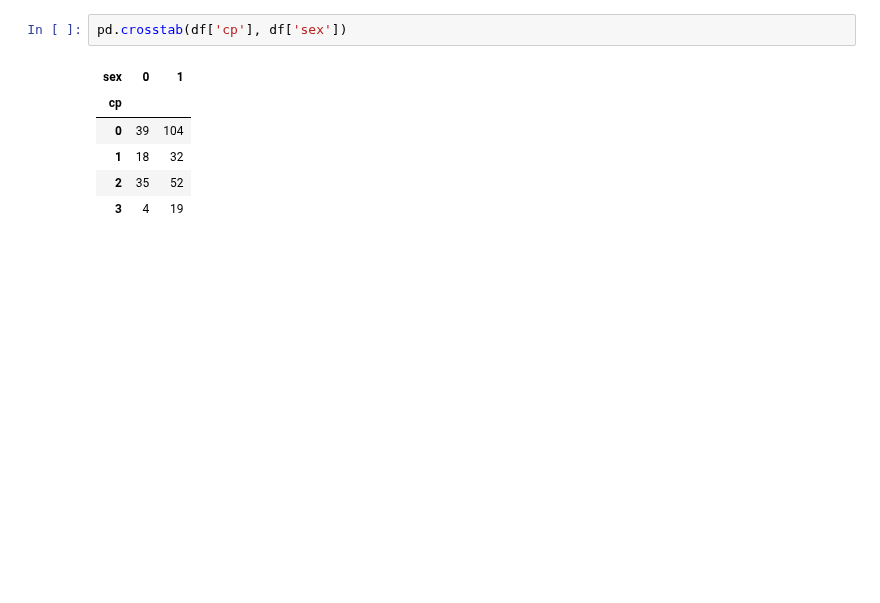
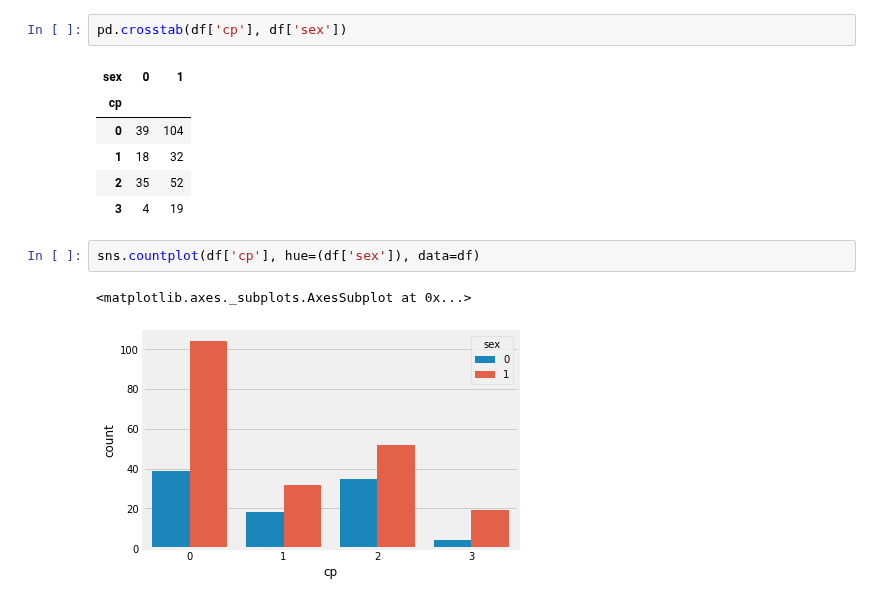
Before and after one commit to abidshafee/google.colaboratory_project, a Jupyter notebook: Statistics4ML.ipynb, the cells around one changed output. Drawn from its saved outputs; the diff is of its cells as text; blank space fills up the shorter version.

```diff
--- a/Statistics4ML.ipynb
+++ b/Statistics4ML.ipynb
@@ -123,3 +123,8 @@ pd.crosstab(df['cp'], df['sex'])
 | 1 | 18 | 32 |
 | 2 | 35 | 52 |
 | 3 | 4 | 19 |
+# %%
+sns.countplot(df['cp'], hue=(df['sex']), data=df)
+# %% [output]
+<matplotlib.axes._subplots.AxesSubplot at 0x...>
+[figure, added]
```
